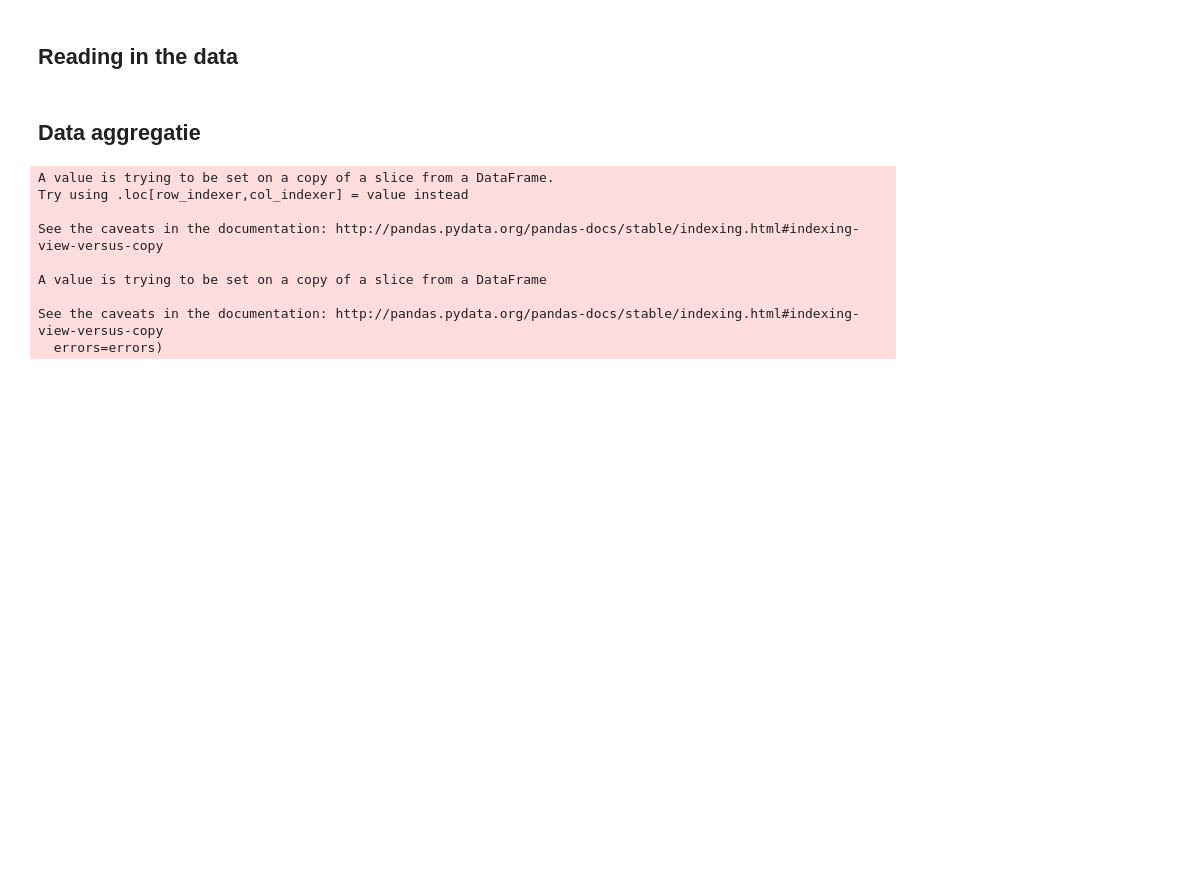
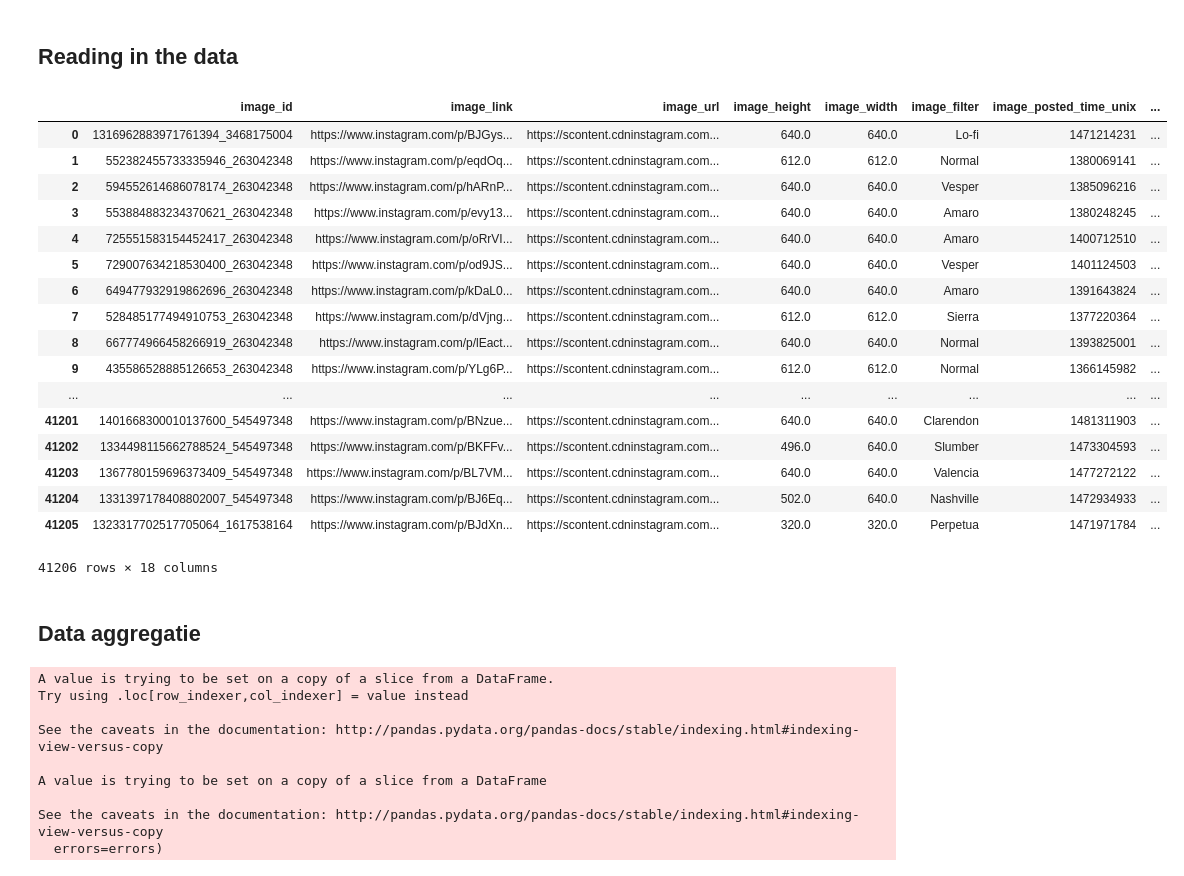
Before and after one commit to JeffreyBosman/FDScase2, a Jupyter notebook: Preprocessing_instagram_assignment.ipynb, the cells around one changed output. Cells and saved outputs as stored; diff of their text form; code cells hidden in the pictures; blank space fills up the shorter version.

```diff
--- a/Preprocessing_instagram_assignment.ipynb
+++ b/Preprocessing_instagram_assignment.ipynb
@@ -16,6 +16,27 @@ metrics_df = pd.read_pickle(r'image_metrics.pickle') #feather.read_dataframe('da
 object_labels_df = pd.read_pickle(r'object_labels.pickle') #feather.read_dataframe('data_science_case/object_labels.feather')
 survey_df = pd.read_pickle(r'survey.pickle') #feather.read_dataframe('data_science_case/survey.feather')
 celebrity_df = pd.read_pickle(r'celebrity.pickle') #feather.read_dataframe('data_science_case/survey.feather')
+# %%
+image_df
+# %% [output]
+|  | image_id | image_link | image_url | image_height | image_width | image_filter | image_posted_time_unix | ... |
+| 0 | 1316962883971761394_3468175004 | https://www.instagram.com/p/BJGys... | https://scontent.cdninstagram.com... | 640.0 | 640.0 | Lo-fi | 1471214231 | ... |
+| 1 | 552382455733335946_263042348 | https://www.instagram.com/p/eqdOq... | https://scontent.cdninstagram.com... | 612.0 | 612.0 | Normal | 1380069141 | ... |
+| 2 | 594552614686078174_263042348 | https://www.instagram.com/p/hARnP... | https://scontent.cdninstagram.com... | 640.0 | 640.0 | Vesper | 1385096216 | ... |
+| 3 | 553884883234370621_263042348 | https://www.instagram.com/p/evy13... | https://scontent.cdninstagram.com... | 640.0 | 640.0 | Amaro | 1380248245 | ... |
+| 4 | 725551583154452417_263042348 | https://www.instagram.com/p/oRrVI... | https://scontent.cdninstagram.com... | 640.0 | 640.0 | Amaro | 1400712510 | ... |
+| 5 | 729007634218530400_263042348 | https://www.instagram.com/p/od9JS... | https://scontent.cdninstagram.com... | 640.0 | 640.0 | Vesper | 1401124503 | ... |
+| 6 | 649477932919862696_263042348 | https://www.instagram.com/p/kDaL0... | https://scontent.cdninstagram.com... | 640.0 | 640.0 | Amaro | 1391643824 | ... |
+| 7 | 528485177494910753_263042348 | https://www.instagram.com/p/dVjng... | https://scontent.cdninstagram.com... | 612.0 | 612.0 | Sierra | 1377220364 | ... |
+| 8 | 667774966458266919_263042348 | https://www.instagram.com/p/lEact... | https://scontent.cdninstagram.com... | 640.0 | 640.0 | Normal | 1393825001 | ... |
+| 9 | 435586528885126653_263042348 | https://www.instagram.com/p/YLg6P... | https://scontent.cdninstagram.com... | 612.0 | 612.0 | Normal | 1366145982 | ... |
+| ... | ... | ... | ... | ... | ... | ... | ... | ... |
+| 41201 | 1401668300010137600_545497348 | https://www.instagram.com/p/BNzue... | https://scontent.cdninstagram.com... | 640.0 | 640.0 | Clarendon | 1481311903 | ... |
+| 41202 | 1334498115662788524_545497348 | https://www.instagram.com/p/BKFFv... | https://scontent.cdninstagram.com... | 496.0 | 640.0 | Slumber | 1473304593 | ... |
+| 41203 | 1367780159696373409_545497348 | https://www.instagram.com/p/BL7VM... | https://scontent.cdninstagram.com... | 640.0 | 640.0 | Valencia | 1477272122 | ... |
+| 41204 | 1331397178408802007_545497348 | https://www.instagram.com/p/BJ6Eq... | https://scontent.cdninstagram.com... | 502.0 | 640.0 | Nashville | 1472934933 | ... |
+| 41205 | 1323317702517705064_1617538164 | https://www.instagram.com/p/BJdXn... | https://scontent.cdninstagram.com... | 320.0 | 320.0 | Perpetua | 1471971784 | ... |
+41206 rows × 18 columns
 # %% [markdown]
 ## Data aggregatie
 # %%
```
Also changed, not shown: parts of 26 cells of this notebook.
